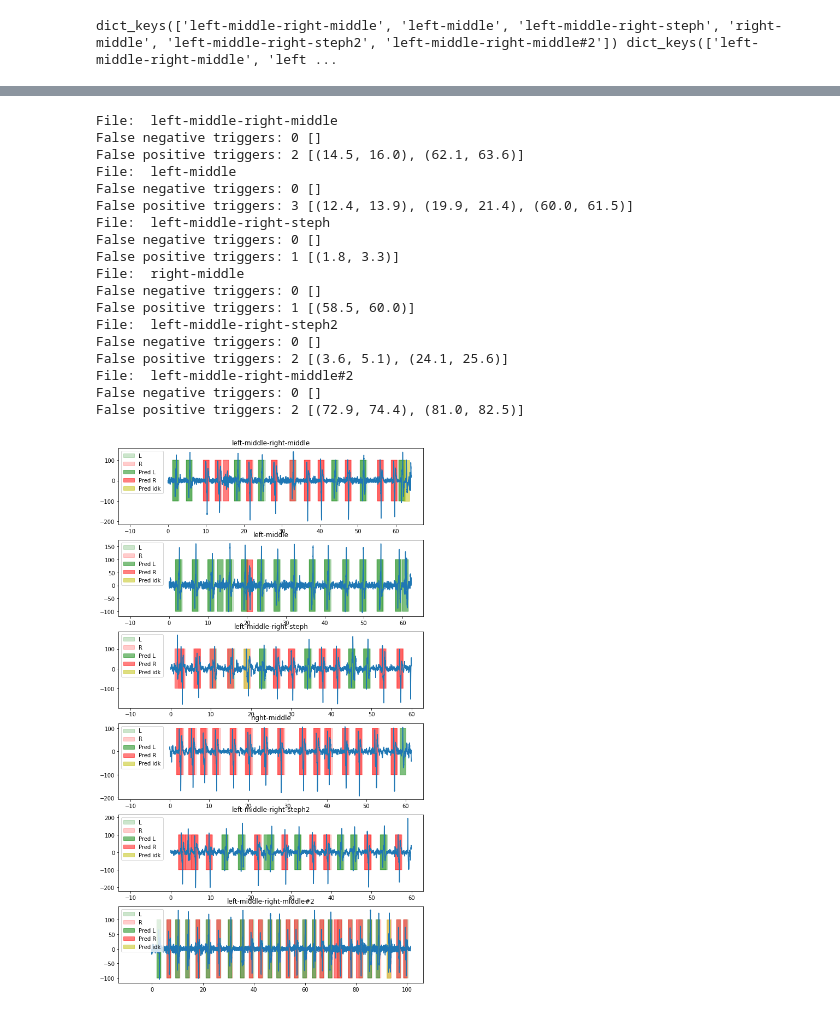
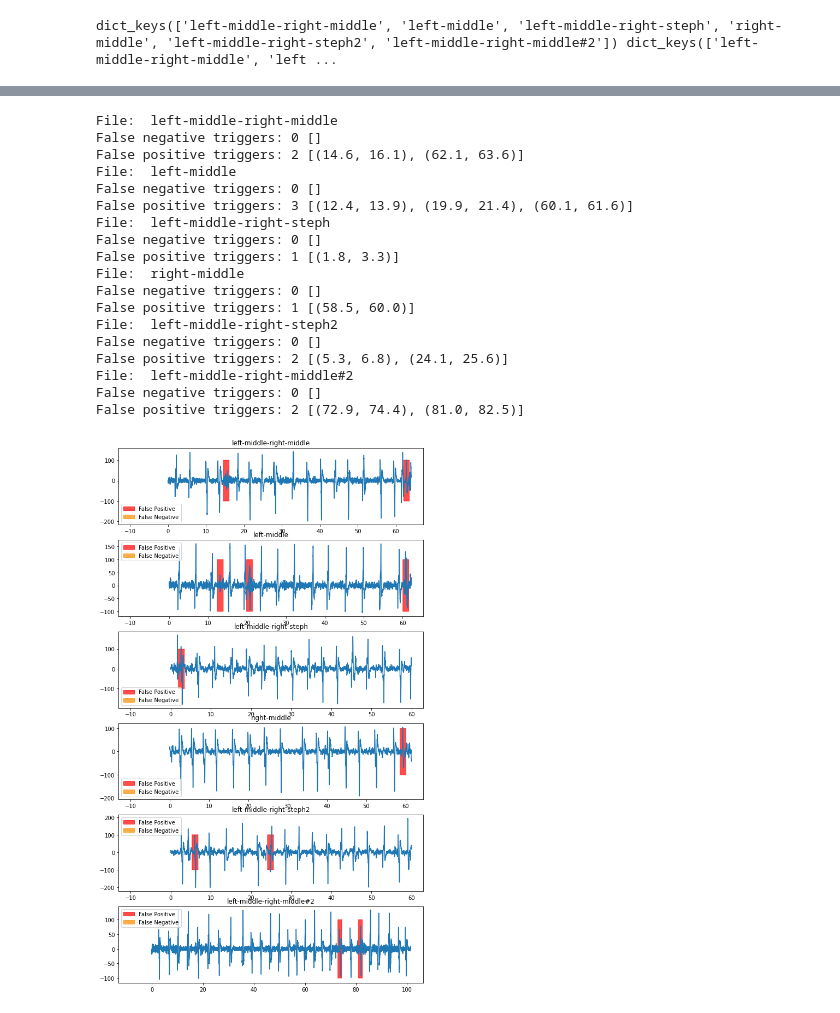
Before and after one commit to BruceWangXD/SpaceInvaders, a Jupyter notebook: event_detection_billy.ipynb, the cells around one changed output, grey strips where cells are left out. Cells and saved outputs as stored; diff of their text form; code cells hidden in the pictures.

```diff
--- a/event_detection_billy.ipynb
+++ b/event_detection_billy.ipynb
@@ -41,7 +41,7 @@ for key in waves.keys():
 
 ### Smart Thresholding ###
 st_window = 10 # Seconds
-st_scale = 0.5
+st_scale = 0.35
 
 st_window_ind = st_window*samprate
 
@@ -106,5 +106,10 @@ for key in waves.keys():
 # %%
 from copy import deepcopy
+
+
+### Smart Thresholding ###
+st_window = 10 # Seconds
+st_scale = 0.5
 
 
 # %matplotlib notebook
@@ -131,8 +136,8 @@ for key in waves.keys():
                                                                     total_time = None,  # max time
                                                                     hyp_detection_buffer_end = 0.3, # seconds - how much time to shave off either end of the window in order to define the middle portion
                                                                     hyp_detection_buffer_start = 0.7,
-                                                                    hyp_event_smart_threshold_window = 5,
-                                                                    hyp_event_smart_threshold_factor = 0.5,
+                                                                    hyp_event_smart_threshold_window = st_window,
+                                                                    hyp_event_smart_threshold_factor = st_scale,
                                                                     hyp_event_history = 5,
                                                                     hyp_consecutive_triggers = 3,
                                                                     hyp_consecutive_reset = 1,
@@ -142,43 +147,49 @@ for key in waves.keys():
                                                                     live = False)
 
 
-    plot_predictions(waves[key], samprate, labels[key], predictions, predictions_timestamps, ax, i, title=key, actual_alpha=0.2)
-    ax[i].set_xlim(-13)
-    i+=1
+#     plot_predictions(waves[key], samprate, labels[key], predictions, predictions_timestamps, ax, i, title=key, actual_alpha=0.2)
 
 
     actual_times = [(time-before_buffer, time+after_buffer) for time in labels[key].time]
     actual_leftovers = deepcopy(actual_times)
     pred_leftovers = deepcopy(predictions_timestamps)
 
 
     for act_times in actual_times:
         for pred_times in predictions_timestamps:
             if act_times[0] < pred_times[1] and act_times[1] > pred_times[0] and pred_times in pred_leftovers and act_times in actual_leftovers:
                 actual_leftovers.remove(act_times)
                 pred_leftovers.remove(pred_times)
 
 
+
+    plot_detection_errors(waves[key], samprate, pred_leftovers, actual_leftovers, ax, i, title=key, alpha=0.7)
+    ax[i].set_xlim(-13)
+
+
     print("File: ", key)
     print(f"False negative triggers: {len(actual_leftovers)}", actual_leftovers)
     print(f"False positive triggers: {len(pred_leftovers)}",  pred_leftovers)
+
+
+    i+=1
 # %% [output]
 File:  left-middle-right-middle
 False negative triggers: 0 []
-False positive triggers: 2 [(14.5, 16.0), (62.1, 63.6)]
+False positive triggers: 2 [(14.6, 16.1), (62.1, 63.6)]
 File:  left-middle
 False negative triggers: 0 []
-False positive triggers: 3 [(12.4, 13.9), (19.9, 21.4), (60.0, 61.5)]
+False positive triggers: 3 [(12.4, 13.9), (19.9, 21.4), (60.1, 61.6)]
 File:  left-middle-right-steph
 False negative triggers: 0 []
 False positive triggers: 1 [(1.8, 3.3)]
 File:  right-middle
 False negative triggers: 0 []
 False positive triggers: 1 [(58.5, 60.0)]
 File:  left-middle-right-steph2
 False negative triggers: 0 []
-False positive triggers: 2 [(3.6, 5.1), (24.1, 25.6)]
+False positive triggers: 2 [(5.3, 6.8), (24.1, 25.6)]
 File:  left-middle-right-middle#2
 False negative triggers: 0 []
 False positive triggers: 2 [(72.9, 74.4), (81.0, 82.5)]
-[figure, old version]
+[figure, new version]
```
Also changed, not shown: parts of 3 cells of this notebook, 2 other files.
